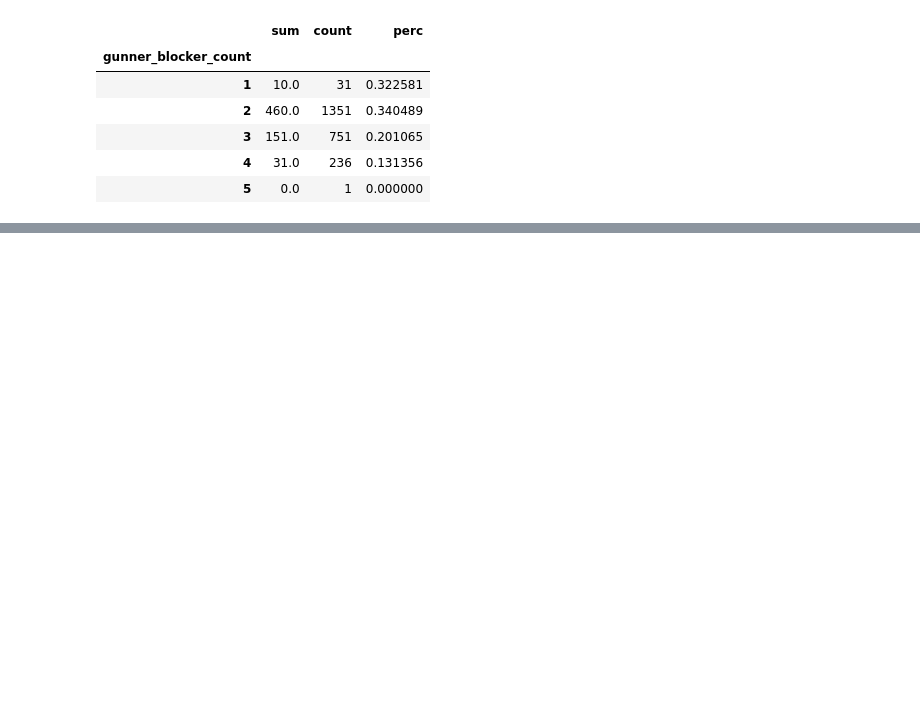
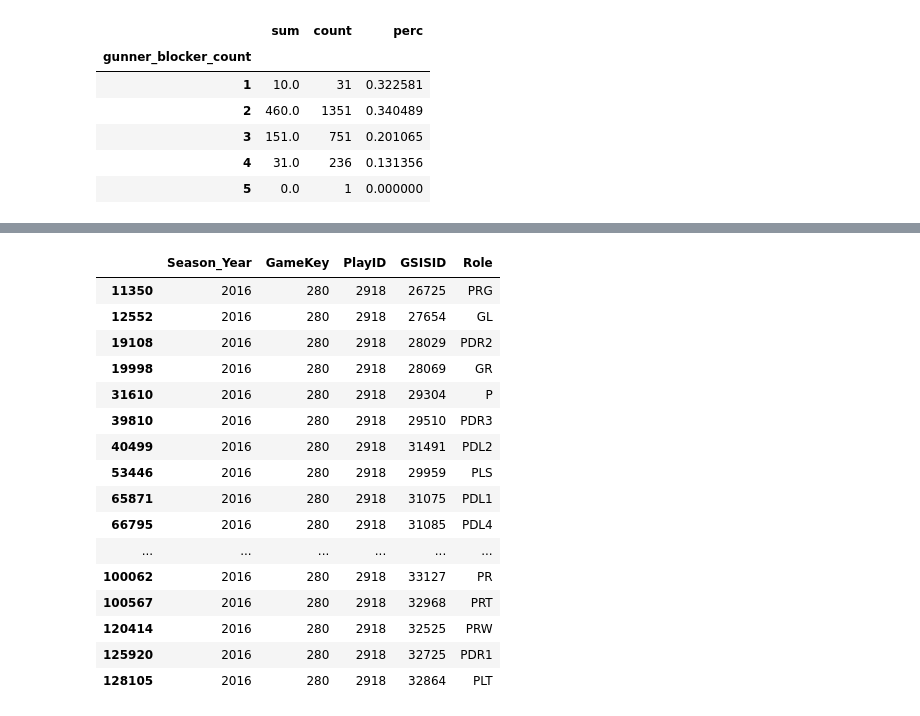
Before and after one commit to mtodisco10/nfl-punt-analytics, a Jupyter notebook: nfl_punt_script.ipynb, the cells around one changed output, grey strips where cells are left out. Cells and saved outputs as stored; diff of their text form; code cells hidden in the pictures; blank space fills up the shorter version.

```diff
--- a/nfl_punt_script.ipynb
+++ b/nfl_punt_script.ipynb
@@ -525,0 +550,21 @@ gunner_summary
+# %%
+play_player_role.loc[(play_player_role.Season_Year == 2016) & (play_player_role.GameKey == 280)
+                     & (play_player_role.PlayID == 2918)]
+# %% [output]
+|  | Season_Year | GameKey | PlayID | GSISID | Role |
+| 11350 | 2016 | 280 | 2918 | 26725 | PRG |
+| 12552 | 2016 | 280 | 2918 | 27654 | GL |
+| 19108 | 2016 | 280 | 2918 | 28029 | PDR2 |
+| 19998 | 2016 | 280 | 2918 | 28069 | GR |
+| 31610 | 2016 | 280 | 2918 | 29304 | P |
+| 39810 | 2016 | 280 | 2918 | 29510 | PDR3 |
+| 40499 | 2016 | 280 | 2918 | 31491 | PDL2 |
+| 53446 | 2016 | 280 | 2918 | 29959 | PLS |
+| 65871 | 2016 | 280 | 2918 | 31075 | PDL1 |
+| 66795 | 2016 | 280 | 2918 | 31085 | PDL4 |
+| ... | ... | ... | ... | ... | ... |
+| 100062 | 2016 | 280 | 2918 | 33127 | PR |
+| 100567 | 2016 | 280 | 2918 | 32968 | PRT |
+| 120414 | 2016 | 280 | 2918 | 32525 | PRW |
+| 125920 | 2016 | 280 | 2918 | 32725 | PDR1 |
+| 128105 | 2016 | 280 | 2918 | 32864 | PLT |
```
Also changed, not shown: parts of 21 cells of this notebook.
